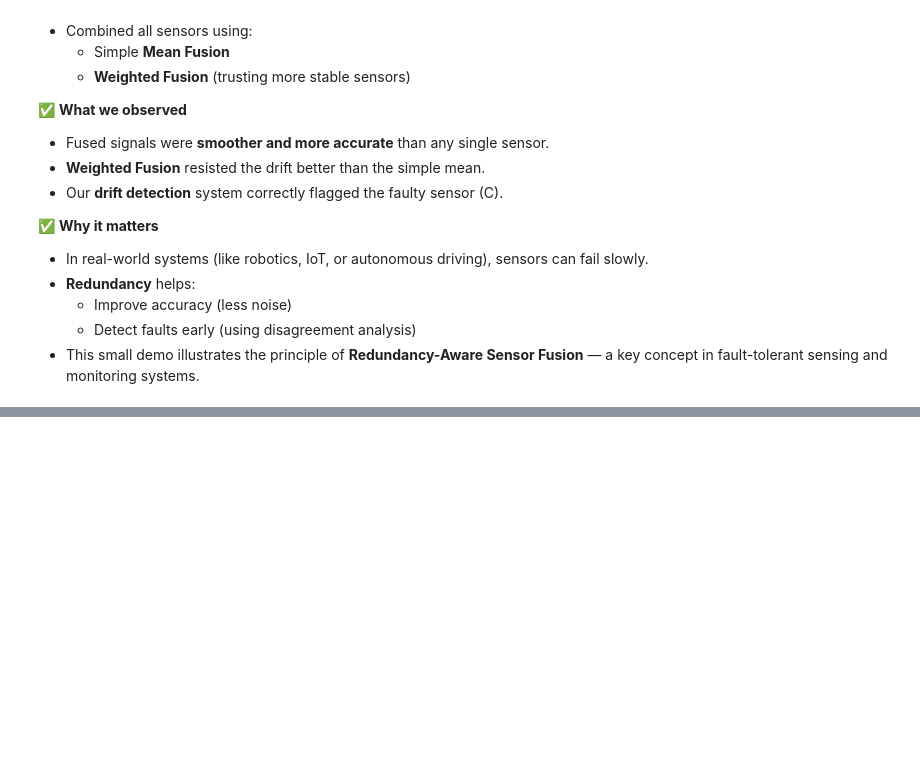
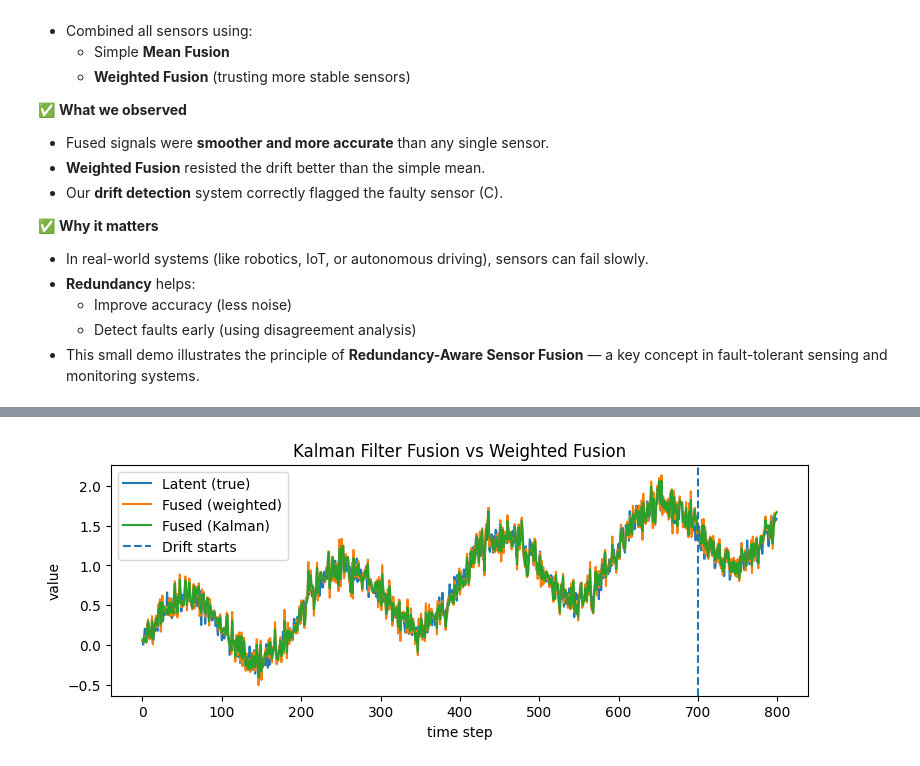
Before and after one commit to kalidasan-2001/redundancy-aware-sensor-fusion, a Jupyter notebook: redundancy_sensor_fusion.ipynb, the cells around one changed output, grey strips where cells are left out. Cells and saved outputs as stored; diff of their text form; code cells hidden in the pictures; blank space fills up the shorter version.

```diff
--- a/redundancy_sensor_fusion.ipynb
+++ b/redundancy_sensor_fusion.ipynb
@@ -297,0 +365,87 @@ display(rmse_table)
+# %%
+# Step 9: Kalman Filter Fusion (random-walk model with adaptive R)
+
+import numpy as np
+import pandas as pd
+import matplotlib.pyplot as plt
+
+# Ensure we already have rolling variance series from Step 8b:
+# varA, varB, varC (if not, re-run the weighted-fusion cell)
+
+n = len(data)
+# Hyperparameters (feel free to tweak)
+Q = 0.02      # process noise variance (random-walk smoothness)
+R_min = 1e-4  # floor to keep things numerically stable
+
+# Initialize arrays
+x_hat = np.zeros(n)      # state estimate
+P = np.zeros(n)          # state covariance
+K_hist = []              # store overall effective gain magnitude (optional)
+
+# Initialize with first fused mean (reasonable starting point)
+x_hat[0] = float(data.loc[0, ["A","B","C"]].mean())
+P[0] = 1.0
+
+def kf_update(x_pred, P_pred, z, R):
+    """Scalar KF update for one measurement z with noise variance R."""
+    S = P_pred + max(R, R_min)     # innovation variance
+    K = P_pred / S                 # Kalman gain (scalar)
+    x_upd = x_pred + K * (z - x_pred)
+    P_upd = (1.0 - K) * P_pred
+    return x_upd, P_upd, K
+
+for k in range(1, n):
+    # --------- Predict (random walk) ---------
+    x_pred = x_hat[k-1]            # F = 1
+    P_pred = P[k-1] + Q            # P + Q
+
+    # --------- Adaptive R from rolling variances ---------
+    # Use the rolling variance series; fillna with global var as backup
+    RA = float(varA.iloc[k]) if not np.isnan(varA.iloc[k]) else float(varA.mean())
+    RB = float(varB.iloc[k]) if not np.isnan(varB.iloc[k]) else float(varB.mean())
+    RC = float(varC.iloc[k]) if not np.isnan(varC.iloc[k]) else float(varC.mean())
+
+    # --------- Sequential measurement updates: A -> B -> C ---------
+    x_upd, P_upd, K_A = kf_update(x_pred, P_pred, float(data["A"].iloc[k]), RA)
+    x_upd, P_upd, K_B = kf_update(x_upd, P_upd, float(data["B"].iloc[k]), RB)
+    x_upd, P_upd, K_C = kf_update(x_upd, P_upd, float(data["C"].iloc[k]), RC)
+
+    x_hat[k] = x_upd
+    P[k] = P_upd
+    K_hist.append((K_A, K_B, K_C))
+
+data["fuse_kf"] = x_hat
+
+# --- Plot: KF vs Weighted vs Latent ---
+plt.figure()
+plt.plot(data.t, data.latent, label="Latent (true)")
+plt.plot(data.t, data["fuse_weighted"], label="Fused (weighted)")
+plt.plot(data.t, data["fuse_kf"], label="Fused (Kalman)")
+plt.axvline(x=700, linestyle="--", label="Drift starts")
+plt.legend()
+plt.title("Kalman Filter Fusion vs Weighted Fusion")
+plt.xlabel("time step"); plt.ylabel("value")
+plt.show()
+
+# --- Compare RMSEs ---
+def rmse(a,b): return float(np.sqrt(np.mean((np.asarray(a)-np.asarray(b))**2)))
+rmse_kf = rmse(data["fuse_kf"], data["latent"])
+rmse_weighted = rmse(data["fuse_weighted"], data["latent"])
+rmse_mean = rmse(data["fuse_mean"], data["latent"])
+
+rmse_table_kf = pd.DataFrame(
+    {"RMSE":[
+        rmse(data["A"], data["latent"]),
+        rmse(data["B"], data["latent"]),
+        rmse(data["C"], data["latent"]),
+        rmse_mean,
+        rmse_weighted,
+        rmse_kf
+    ]},
+    index=["Sensor A","Sensor B","Sensor C","Fused (Mean)","Fused (Weighted)","Fused (Kalman)"]
+).sort_values("RMSE")
+
+print("📊 RMSE comparison (lower is better):")
+display(rmse_table_kf)
+# %% [output]
+[figure, added]
```
Also changed, not shown: parts of 4 cells of this notebook.
